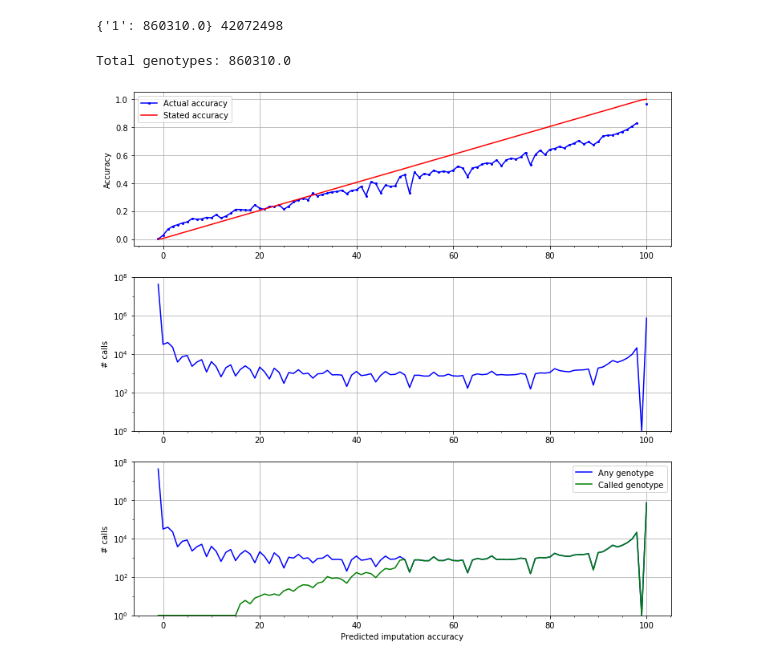
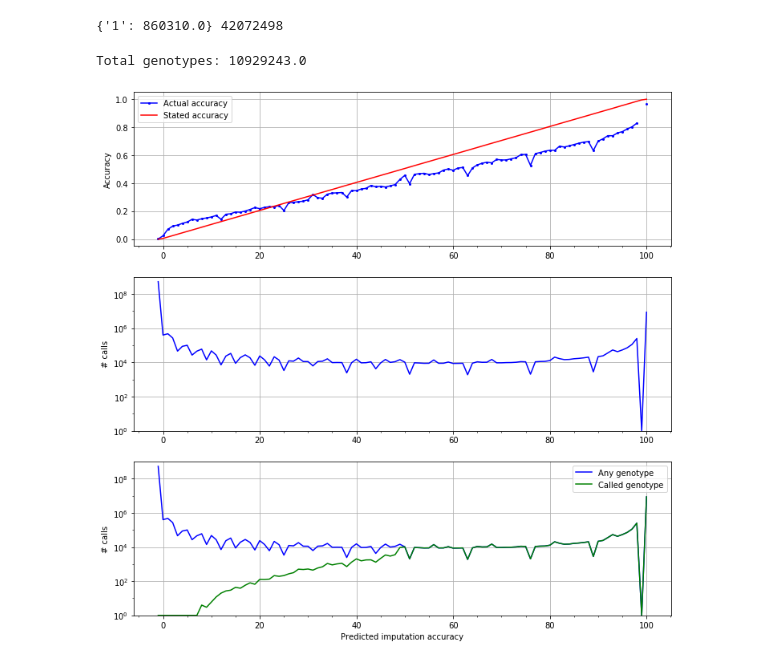
Before and after one commit to LiterallyUniqueLogin/ukbiobank_strs, a Jupyter notebook: pre_imputation_qc/ref_panel_size/graph_analysis.ipynb, the cells around one changed output. Cells and saved outputs as stored; diff of their text form; code cells hidden in the pictures.

Commit message:
Looking at the data

```diff
--- a/pre_imputation_qc/ref_panel_size/graph_analysis.ipynb
+++ b/pre_imputation_qc/ref_panel_size/graph_analysis.ipynb
@@ -129,7 +161,7 @@ print(data['ngenotypes'], data['unphased_genotype_calibration'].ncalls)
 # %% [output]
 {'1': 860310.0} 42072498
 # %%
-print("Total genotypes: {}".format(data['ngenotypes']['1']))
+print("Total genotypes: {}".format(np.sum([x for x in data['ngenotypes'].values()])))
 
 ugc = data['unphased_genotype_calibration']
 rng = range(-1, len(ugc.call_bins)-1) #this puts true 0 calls at -1 and true 1 calls at 100
@@ -167,37 +199,37 @@ ys = np.array(list(ugc.call_bins.values()))
 ys[ys == 0] = 1
 ax2.plot(rng, ys, 'b-', ms=2)
 ax2.set_yscale('log')
-ax2.set_ylim((1, 1e8))
+ax2.set_ylim((1, 1e9))
 ax2.grid(True)
 ax2.xaxis.set_minor_locator(MultipleLocator(5))
 ax2.yaxis.set_minor_locator(FixedLocator(np.array([10**x for x in range(0, 8)])))
 ax2.yaxis.set_minor_formatter(NullFormatter())
 ax2.set_ylabel('# calls')
 figure.show()
 
 #plot num calls with this estimate and num genotypes with this estimate
 ax3 = figure.add_subplot(3,1,3)
 
 ys1 = np.array(list(ugc.call_bins.values()))
 ys1[ys1 == 0] = 1
-ys3 = np.array(list(data['unphased_call_calibration'].call_bins.values()))
-ys3[ys2 == 0] = 1
+ys2 = np.array(list(data['unphased_call_calibration'].call_bins.values()))
+ys2[ys2 == 0] = 1
 ax3.plot(rng, ys1, 'b-', ms=2, label="Any genotype")
 ax3.plot(rng, ys2, 'g-', ms=2, label="Called genotype")
 ax3.set_yscale('log')
-ax3.set_ylim((1, 1e8))
+ax3.set_ylim((1, 1e9))
 ax3.grid(True)
 ax3.xaxis.set_minor_locator(MultipleLocator(5))
 ax3.yaxis.set_minor_locator(FixedLocator(np.array([10**x for x in range(0, 8)])))
 ax3.yaxis.set_minor_formatter(NullFormatter())
 ax3.set_xlabel('Predicted imputation accuracy')
 ax3.legend()
 ax3.set_ylabel('# calls')
 figure.show()
 
 
 #TODO add error bars
 #TODO do this with smoothing instead of bins
 # %% [output]
-Total genotypes: 860310.0
+Total genotypes: 10929243.0
-[figure, old version]
+[figure, new version]
```
Also changed, not shown: parts of 11 cells of this notebook, 2 other files.
